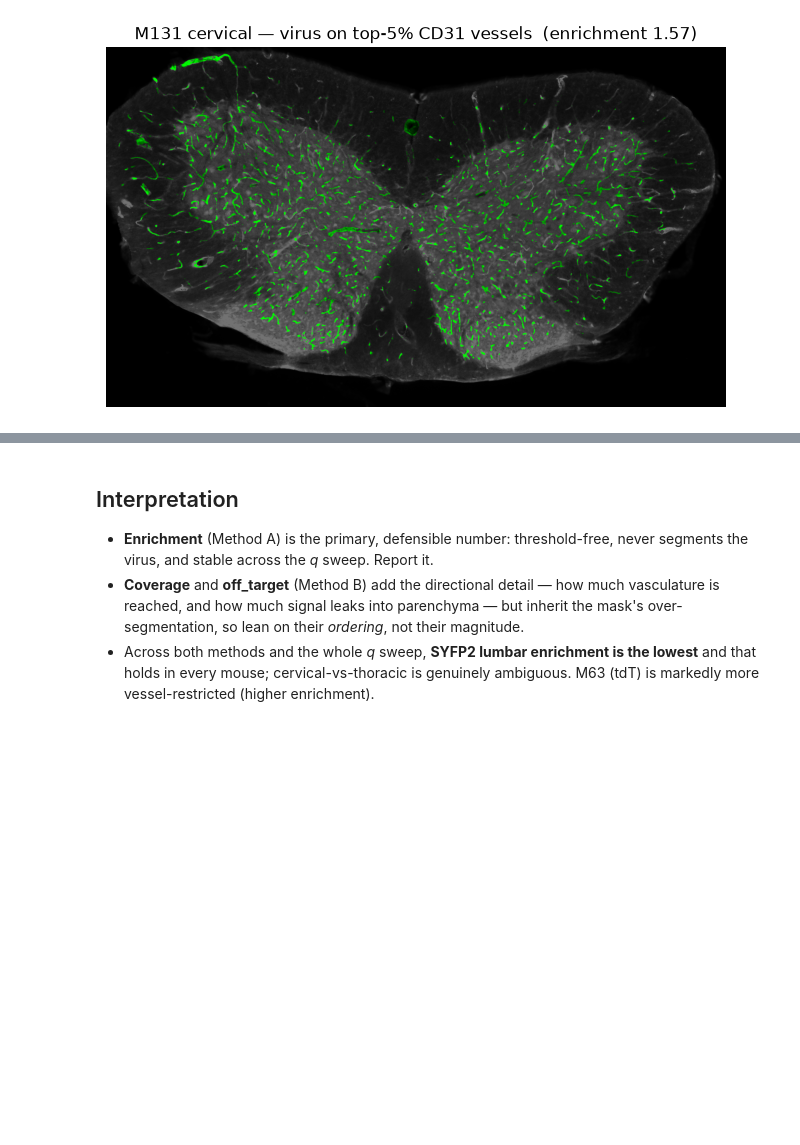
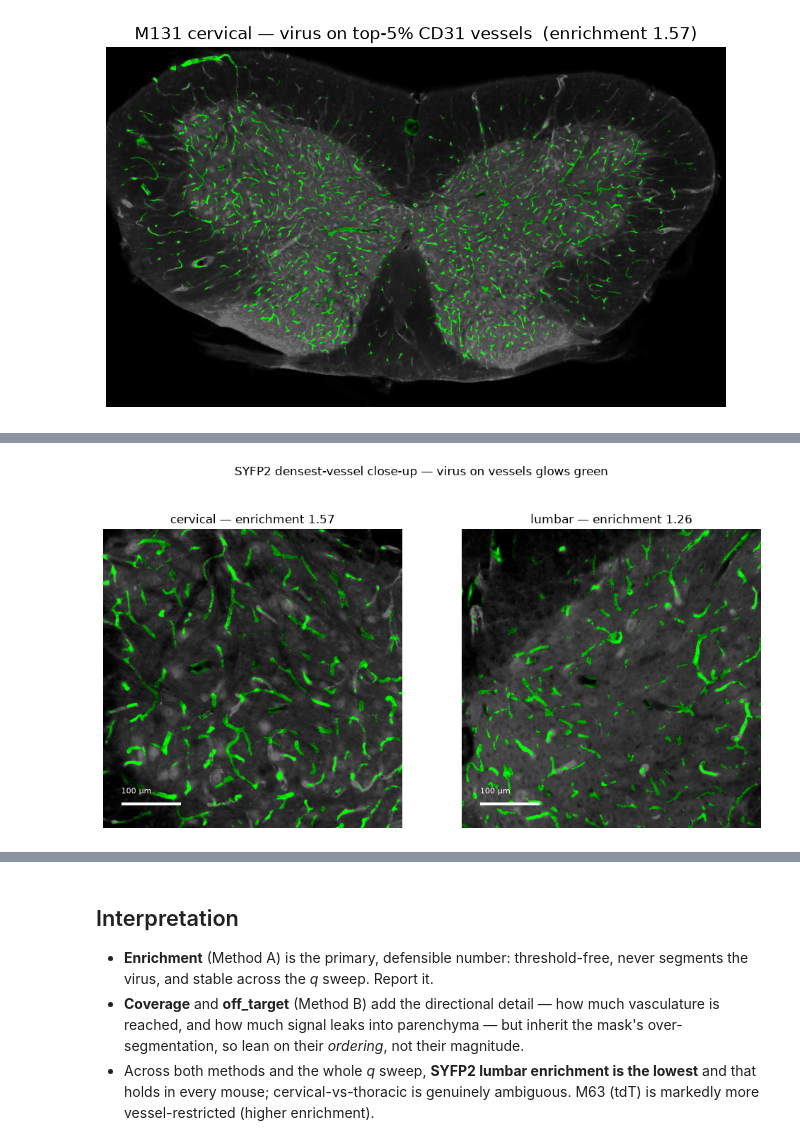
Before and after one commit to UCI-XuLab/blood-vessel-processing, a Jupyter notebook: notebooks/enrichment_metrics.ipynb, the cells around one changed output, grey strips where cells are left out. Drawn from its saved outputs; the diff is of its cells as text; code cells hidden in the pictures; blank space fills up the shorter version.

```diff
--- a/notebooks/enrichment_metrics.ipynb
+++ b/notebooks/enrichment_metrics.ipynb
@@ -230,0 +277,27 @@ plt.show()
+# %%
+def densest_crop(path):
+    stack = tifffile.imread(path)
+    v, c = stack[0].astype(np.float32), stack[1].astype(np.float32)
+    t = tissue_mask(v, c)
+    ves = top_q_mask(c, t, VIS_Q)
+    dense = uniform_filter(ves.astype(np.float32), size=CROP_PX, mode="constant")
+    in_tissue = uniform_filter(t.astype(np.float32), size=CROP_PX, mode="constant")
+    hlf = CROP_PX // 2
+    ok = np.zeros(t.shape, bool); ok[hlf:t.shape[0] - hlf, hlf:t.shape[1] - hlf] = True
+    ok &= in_tissue > 0.6
+    ctr = np.unravel_index(np.argmax(np.where(ok, dense, -np.inf)), t.shape)
+    s = _crop_slice(ctr)
+    return _result_rgb(v[s], t[s], ves[s]), float(enrichment_curve(v, c, t)[VIS_Q])
+
+syfp = [p for p in paths if "SYFP2" in NAME.match(p.name).group(4)]
+cerv = next(p for p in syfp if NAME.match(p.name).group(3) == "C")
+lumb = next(p for p in syfp if NAME.match(p.name).group(3) == "L")
+fig, ax = plt.subplots(1, 2, figsize=(12, 6.2))
+for a, p, name in [(ax[0], cerv, "cervical"), (ax[1], lumb, "lumbar")]:
+    rgb, enrich = densest_crop(p)
+    a.imshow(rgb); _add_scalebar(a); a.axis("off")
+    a.set_title(f"{name} — enrichment {enrich:.2f}")
+fig.suptitle("SYFP2 densest-vessel close-up — virus on vessels glows green")
+plt.show()
+# %% [output]
+[figure, added]
```
Also changed, not shown: parts of 6 cells of this notebook, 1 other file.
